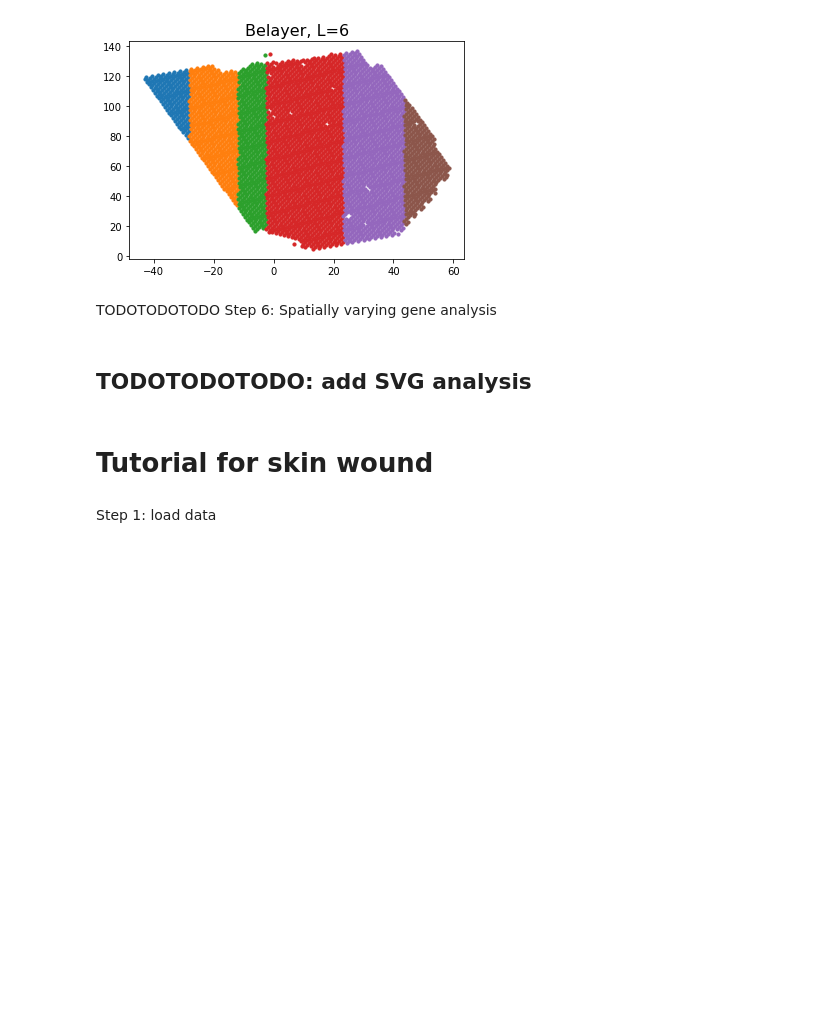
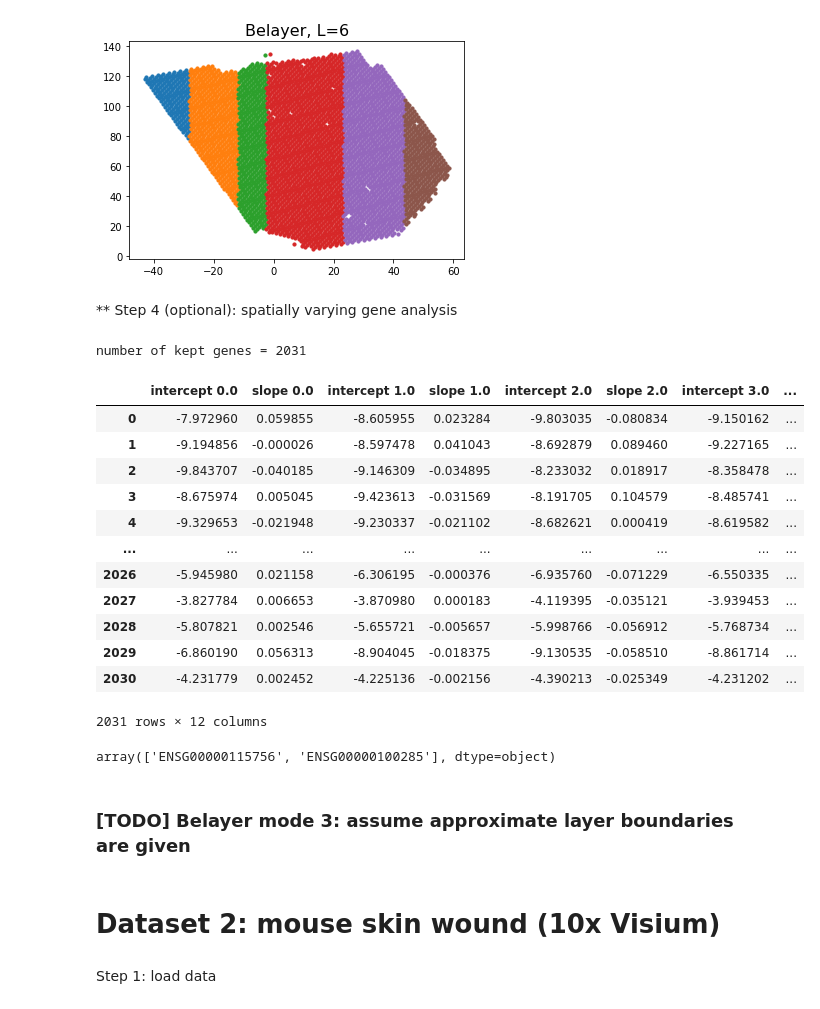
Before and after one commit to raphael-group/belayer, a Jupyter notebook: tutorial.ipynb, the cells around one changed output. Drawn from its saved outputs; the diff is of its cells as text; code cells hidden in the pictures; blank space fills up the shorter version.

```diff
--- a/tutorial.ipynb
+++ b/tutorial.ipynb
@@ -68,6 +76,7 @@ Step 2: GLM-PCA of count
 # np.save('INSERT/PATH/', F_glmpca)
 
 # OPTION 2: load pre-computed GLM-PCs
-trial=0
-base_folder='/n/fs/ragr-research/projects/network-mutations/spatial_trans/F_glmpca_2d/'
-F_glmpca=np.load(base_folder+'F_glmpca_2d_{}_penalty_10_trial_{}.npy'.format(sample,trial))
+
+# replace with your own file
+PRESAVED_GLMPCA_FILE='/n/fs/ragr-research/projects/network-mutations/spatial_trans/F_glmpca_2d/F_glmpca_2d_151508_penalty_10_trial_0.npy'
+F_glmpca=np.load(PRESAVED_GLMPCA_FILE+''.format(sample,trial))
@@ -80,7 +312,8 @@ Step 3: run Belayer DP on different rotations of tissue slice
 # below we rotate tissue by 0 degrees, ..., 20 degrees
 rotation_angle_list=[0,5,10,15,17.5,20]
 
-losses,labels=rotation_dp(F_glmpca.T, coords, use_buckets=True, num_buckets=150,rotation_angle_list=rotation_angle_list)
+losses,labels=rotation_dp(F_glmpca.T, coords, use_buckets=True,
+                          num_buckets=150,rotation_angle_list=rotation_angle_list)
 # %% [output]
  angle: 0
 running DP
@@ -121,17 +354,49 @@ Step 5: get labels from Belayer
 # %%
-# Finally, plot the labels from Belayer
+# Plot the labels from Belayer
 
 best_L=6
-belayer_labels=belayer_output(labels, coords, best_L, best_angle,rotation_angle_list=rotation_angle_list)
+belayer_labels, belayer_rotated_coords=belayer_output(labels, coords, best_L, best_angle,
+                                                   rotation_angle_list=rotation_angle_list)
 # %% [output]
 <function rotate_by_theta at 0x...>
 [figure]
 # %% [markdown]
-TODOTODOTODO Step 6: Spatially varying gene analysis
+** Step 4 (optional): spatially varying gene analysis
-# %% [markdown]
-## TODOTODOTODO: add SVG analysis
+# %%
+# filter out low UMI genes
+idx_kept=svg.select_commonly_expressed_genes(count, q=0.85, threshold=0, pooling=False)
+print("number of kept genes = {}".format(len(idx_kept)))
+
+# get slopes, offsets
+slope_offsets=svg.segmented_poisson_regression(count[idx_kept,:], np.sum(count,axis=0),
+                                               belayer_labels, belayer_rotated_coords[:,0])
+# %% [output]
+number of kept genes = 2031
+# %%
+slope_offsets
+# %% [output]
+|  | intercept 0.0 | slope 0.0 | intercept 1.0 | slope 1.0 | intercept 2.0 | slope 2.0 | intercept 3.0 | ... |
+| 0 | -7.972960 | 0.059855 | -8.605955 | 0.023284 | -9.803035 | -0.080834 | -9.150162 | ... |
+| 1 | -9.194856 | -0.000026 | -8.597478 | 0.041043 | -8.692879 | 0.089460 | -9.227165 | ... |
+| 2 | -9.843707 | -0.040185 | -9.146309 | -0.034895 | -8.233032 | 0.018917 | -8.358478 | ... |
+| 3 | -8.675974 | 0.005045 | -9.423613 | -0.031569 | -8.191705 | 0.104579 | -8.485741 | ... |
+| 4 | -9.329653 | -0.021948 | -9.230337 | -0.021102 | -8.682621 | 0.000419 | -8.619582 | ... |
+| ... | ... | ... | ... | ... | ... | ... | ... | ... |
+| 2026 | -5.945980 | 0.021158 | -6.306195 | -0.000376 | -6.935760 | -0.071229 | -6.550335 | ... |
+| 2027 | -3.827784 | 0.006653 | -3.870980 | 0.000183 | -4.119395 | -0.035121 | -3.939453 | ... |
+| 2028 | -5.807821 | 0.002546 | -5.655721 | -0.005657 | -5.998766 | -0.056912 | -5.768734 | ... |
+| 2029 | -6.860190 | 0.056313 | -8.904045 | -0.018375 | -9.130535 | -0.058510 | -8.861714 | ... |
+| 2030 | -4.231779 | 0.002452 | -4.225136 | -0.002156 | -4.390213 | -0.025349 | -4.231202 | ... |
+2031 rows × 12 columns
+# %%
+# For example, NEFM and HPCAL1 are the two genes with largest absolute slopes in layer 4
+gene_labels[ idx_kept[ np.argsort( np.abs(slope_offsets['slope 3.0']) )[::-1][:2] ] ]
+# %% [output]
+array(['ENSG00000115756', 'ENSG00000100285'], dtype=object)
+# %% [markdown]
+### [TODO] Belayer mode 3: assume approximate layer boundaries are given
 # %% [markdown]
-# Tutorial for skin wound
+# Dataset 2: mouse skin wound (10x Visium)
 # %% [markdown]
 Step 1: load data
 # %%
```
Also changed, not shown: parts of 27 cells of this notebook, 3 other files.
